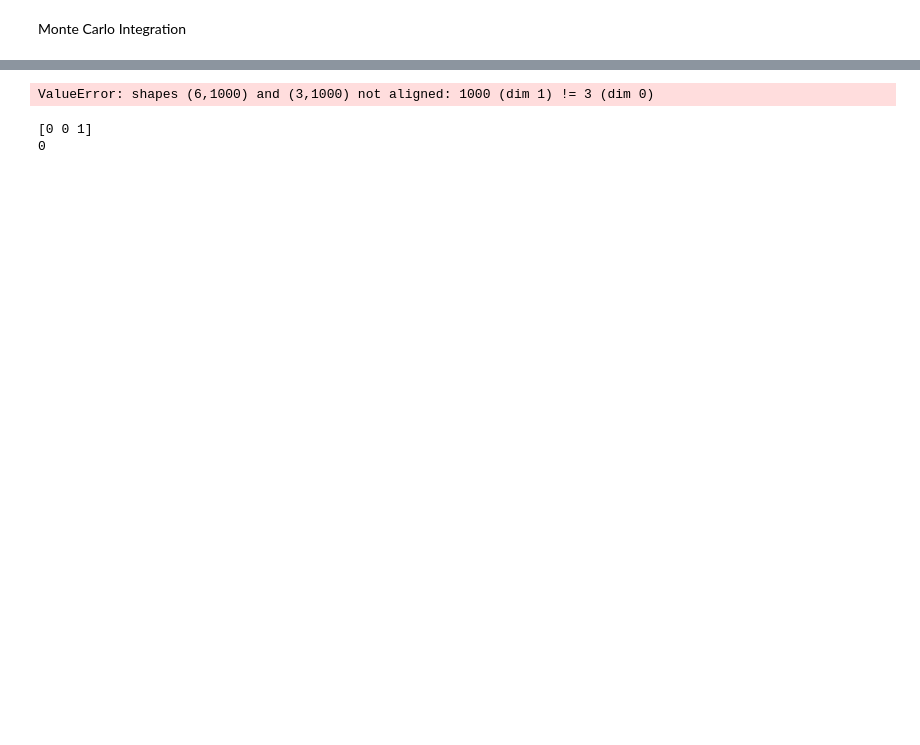
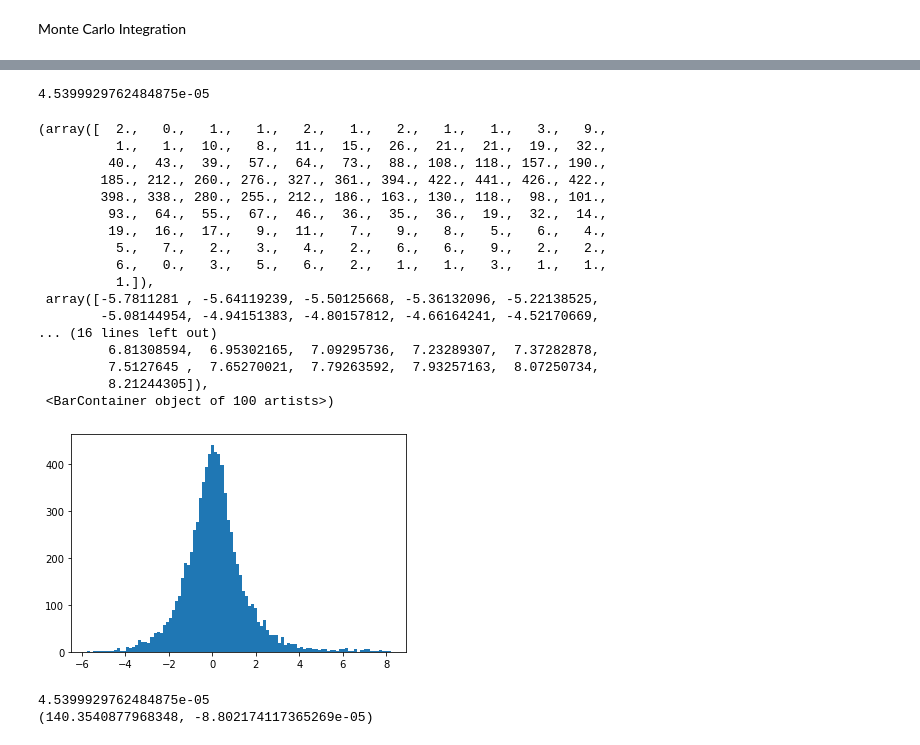
Before and after one commit to sourabh-ch/ph456-computational, a Jupyter notebook: lab-2/lab-2.ipynb, the cells around one changed output, grey strips where cells are left out. Drawn from its saved outputs; the diff is of its cells as text; code cells hidden in the pictures; blank space fills up the shorter version.

```diff
--- a/lab-2/lab-2.ipynb
+++ b/lab-2/lab-2.ipynb
@@ -81,45 +116,0 @@ print(n_sphere_vol(2.7, 5, 300000), n_sphere_vol(2.0, 5, 100000))
-# %%
-# Task 4
-
-def f_5( ax, ay, az, bx, by, bz, cx, cy,cz):
-    return 1/(np.absolute(np.dot(([ax,ay,az]+[bx,by,bz]),[cx,cy,cz])))
-
-def nine_mc_integration(f, a, b, n = 10000):
-
-    vals_ax = np.random.uniform(a, b, n)
-    vals_ay = np.random.uniform(a, b, n)
-    vals_az = np.random.uniform(a, b, n)
-    vals_bx = np.random.uniform(a, b, n)
-    vals_by = np.random.uniform(a, b, n)
-    vals_bz = np.random.uniform(a, b, n)
-    vals_cx = np.random.uniform(a, b, n)
-    vals_cy = np.random.uniform(a, b, n)
-    vals_cz = np.random.uniform(a, b, n)
-
-    y = [f(vals_ax, vals_ay, vals_az, vals_bx, vals_by,vals_bz, vals_cx, vals_cy,
-    vals_cz) for val in (vals_ax, vals_ay, vals_az, vals_bx,
-    vals_by,vals_bz, vals_cx, vals_cy, vals_cz)]
-
-    y_mean = (np.sum(y[0])/n+np.sum(y[1])/n)/2
-
-    ans = (b-a)**9 * y_mean
-
-    # need to update error estimation for 2d
-    #err = 1/n*( np.sum(np.square(y)/n) - y_mean**2 )
-
-    return ans #, err
-
-nine_mc_integration(f_5, 0, 1, n=1000)
-# %% [output]
-ValueError: shapes (6,1000) and (3,1000) not aligned: 1000 (dim 1) != 3 (dim 0)
-# %%
-# Task 5 & 6
-
-a = np.array([1,0,0])
-b = np.array([0,1,0])
-
-print(np.cross(a,b))
-print(np.dot(a,b))
-# %% [output]
-[0 0 1]
-0
@@ -125,0 +159,28 @@ print(np.dot(a,b))
+# %%
+plt.figure()
+plt.hist(metro(10000, -10, 10),bins=100)
+#plt.savefig('report/images/q-5a.png', bbox_inches='tight', dpi= 300)
+
+#plt.figure()
+#plt.hist(metro(10000, 0, np.pi),bins=100)
+#plt.savefig('report/images/q-5b.png', bbox_inches='tight', dpi= 300)
+# %% [output]
+4.5399929762484875e-05
+(array([  2.,   0.,   1.,   1.,   2.,   1.,   2.,   1.,   1.,   3.,   9.,
+          1.,   1.,  10.,   8.,  11.,  15.,  26.,  21.,  21.,  19.,  32.,
+         40.,  43.,  39.,  57.,  64.,  73.,  88., 108., 118., 157., 190.,
+        185., 212., 260., 276., 327., 361., 394., 422., 441., 426., 422.,
+        398., 338., 280., 255., 212., 186., 163., 130., 118.,  98., 101.,
+         93.,  64.,  55.,  67.,  46.,  36.,  35.,  36.,  19.,  32.,  14.,
+         19.,  16.,  17.,   9.,  11.,   7.,   9.,   8.,   5.,   6.,   4.,
+          5.,   7.,   2.,   3.,   4.,   2.,   6.,   6.,   9.,   2.,   2.,
+          6.,   0.,   3.,   5.,   6.,   2.,   1.,   1.,   3.,   1.,   1.,
+          1.]),
+ array([-5.7811281 , -5.64119239, -5.50125668, -5.36132096, -5.22138525,
+        -5.08144954, -4.94151383, -4.80157812, -4.66164241, -4.52170669,
+... (16 lines left out)
+         6.81308594,  6.95302165,  7.09295736,  7.23289307,  7.37282878,
+         7.5127645 ,  7.65270021,  7.79263592,  7.93257163,  8.07250734,
+         8.21244305]),
+ <BarContainer object of 100 artists>)
+[figure, added]
@@ -125,0 +202,7 @@ print(np.dot(a,b))
+# %%
+# solution to f(x) = x + 7 using bad metropolis implementation
+
+print(uni_mc_integration_metropolis(intfunc, -10, 10, n = 100000))
+# %% [output]
+4.5399929762484875e-05
+(140.3540877968348, -8.802174117365269e-05)
```
Also changed, not shown: parts of 15 cells of this notebook, 22 other files.
